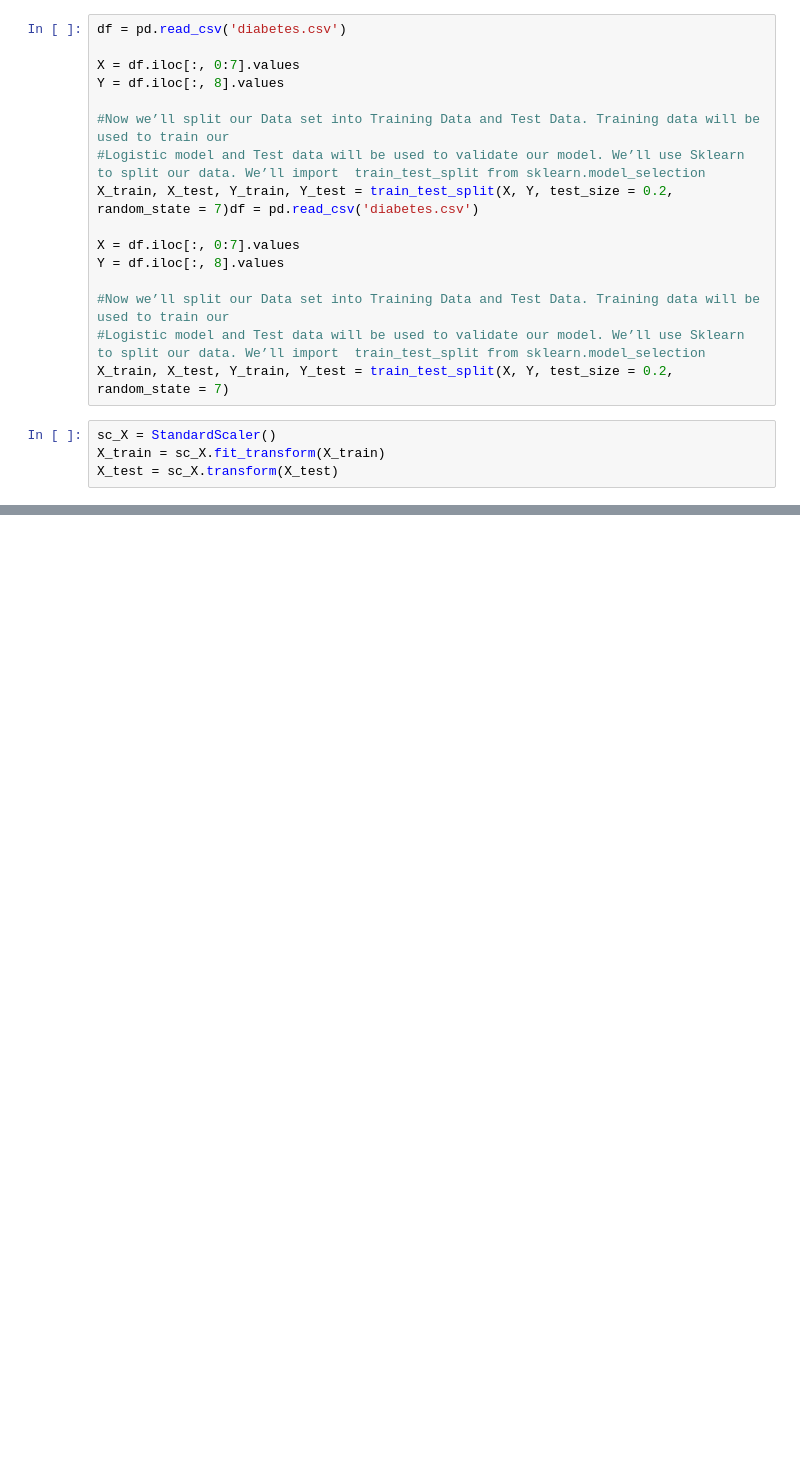
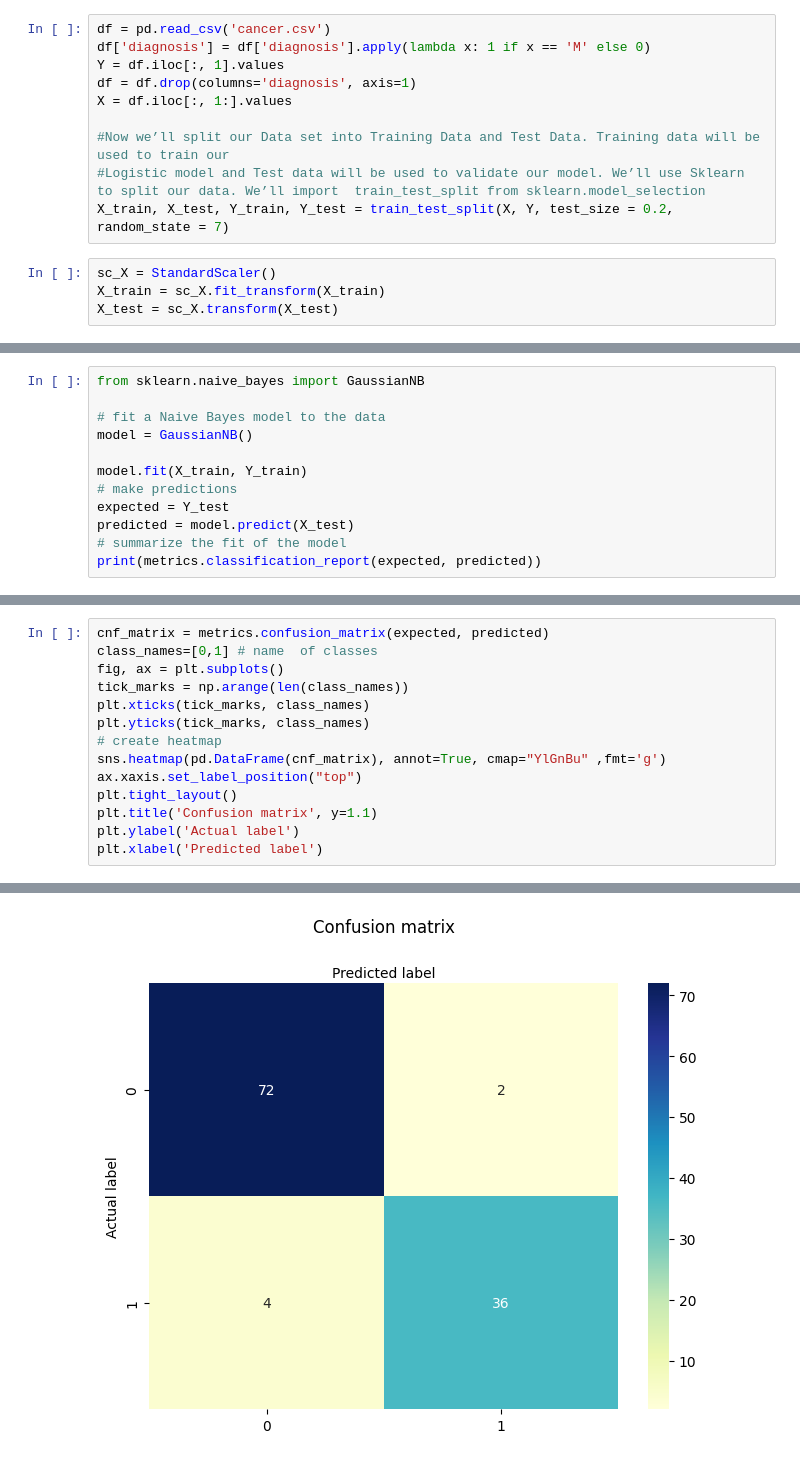
Before and after one commit to samofuture/Intro-to-ML, a Jupyter notebook: HW3/HW3.ipynb, the cells around one changed output, grey strips where cells are left out. Drawn from its saved outputs; the diff is of its cells as text; blank space fills up the shorter version.

```diff
--- a/HW3/HW3.ipynb
+++ b/HW3/HW3.ipynb
@@ -201,17 +189,11 @@ Text(0.5, 427.9555555555555, 'Predicted label')
 # %% [markdown]
 ## Problem 3
 # %%
-df = pd.read_csv('diabetes.csv')
-
-X = df.iloc[:, 0:7].values
-Y = df.iloc[:, 8].values
-
-#Now we’ll split our Data set into Training Data and Test Data. Training data will be used to train our
-#Logistic model and Test data will be used to validate our model. We’ll use Sklearn to split our data. We’ll import  train_test_split from sklearn.model_selection
-X_train, X_test, Y_train, Y_test = train_test_split(X, Y, test_size = 0.2, random_state = 7)df = pd.read_csv('diabetes.csv')
-
-X = df.iloc[:, 0:7].values
-Y = df.iloc[:, 8].values
+df = pd.read_csv('cancer.csv')
+df['diagnosis'] = df['diagnosis'].apply(lambda x: 1 if x == 'M' else 0)
+Y = df.iloc[:, 1].values
+df = df.drop(columns='diagnosis', axis=1)
+X = df.iloc[:, 1:].values
 
 #Now we’ll split our Data set into Training Data and Test Data. Training data will be used to train our
 #Logistic model and Test data will be used to validate our model. We’ll use Sklearn to split our data. We’ll import  train_test_split from sklearn.model_selection
@@ -254,0 +205,12 @@ cnf_matrix
+# %%
+from sklearn.naive_bayes import GaussianNB
+
+# fit a Naive Bayes model to the data
+model = GaussianNB()
+
+model.fit(X_train, Y_train)
+# make predictions
+expected = Y_test
+predicted = model.predict(X_test)
+# summarize the fit of the model
+print(metrics.classification_report(expected, predicted))
@@ -254,0 +226,15 @@ cnf_matrix
+# %%
+cnf_matrix = metrics.confusion_matrix(expected, predicted)
+class_names=[0,1] # name  of classes
+fig, ax = plt.subplots()
+tick_marks = np.arange(len(class_names))
+plt.xticks(tick_marks, class_names)
+plt.yticks(tick_marks, class_names)
+# create heatmap
+sns.heatmap(pd.DataFrame(cnf_matrix), annot=True, cmap="YlGnBu" ,fmt='g')
+ax.xaxis.set_label_position("top")
+plt.tight_layout()
+plt.title('Confusion matrix', y=1.1)
+plt.ylabel('Actual label')
+plt.xlabel('Predicted label')
+# %% [output]
@@ -254,0 +242 @@ cnf_matrix
+[figure, added]
```
Also changed, not shown: parts of 20 cells of this notebook.
